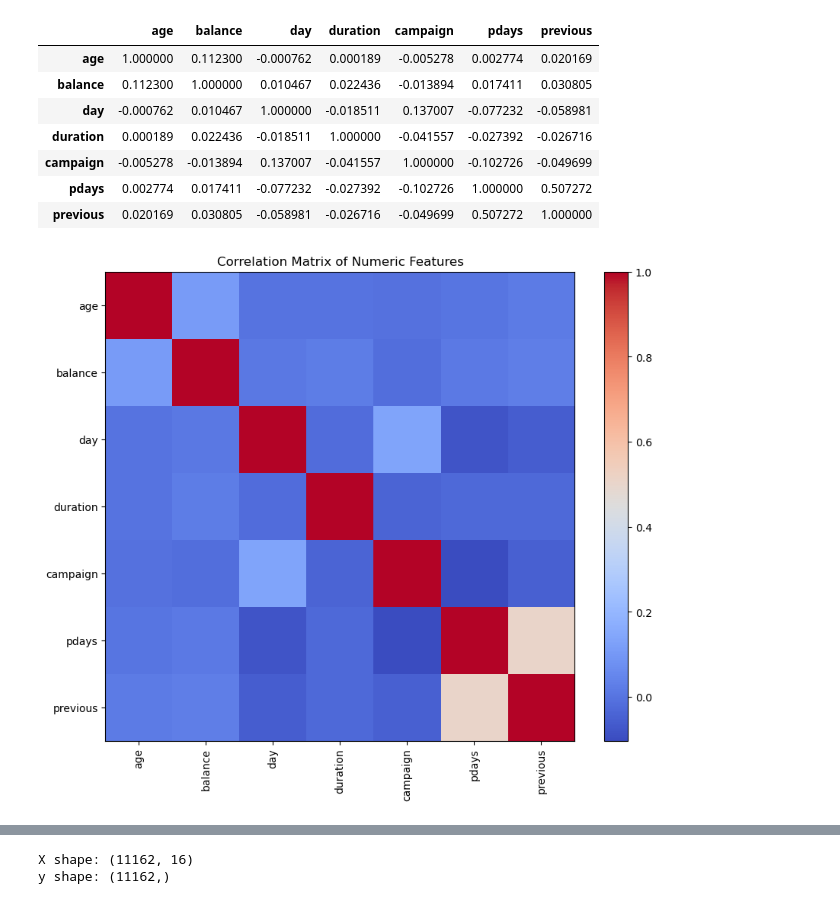
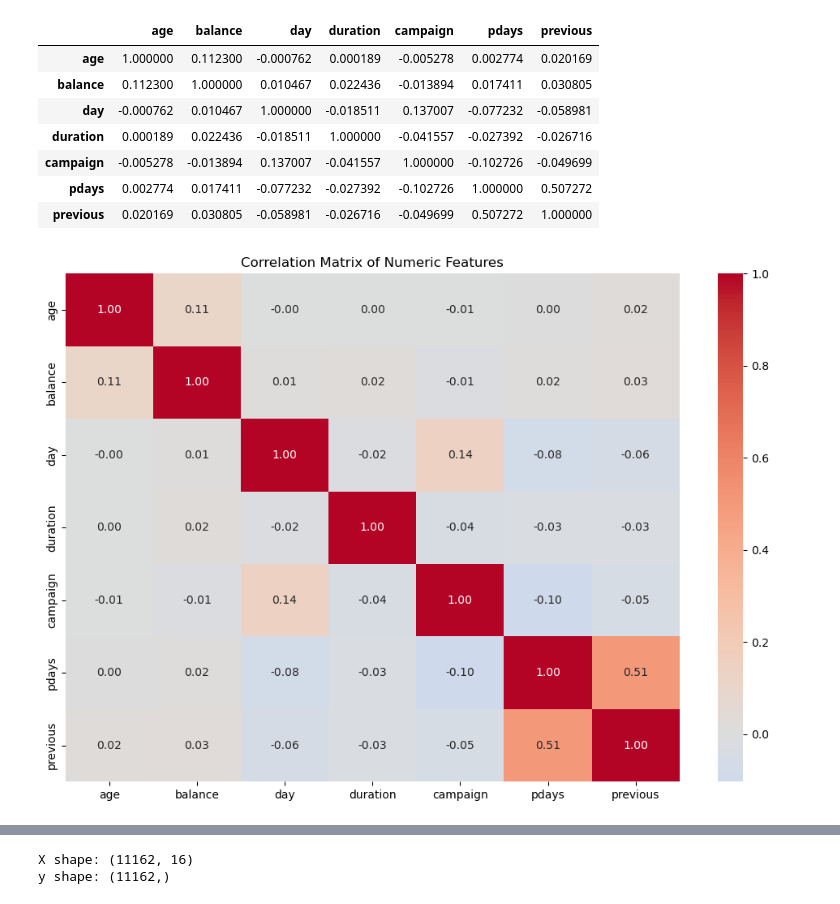
Before and after one commit to erze-haziri/bank-term-deposit-prediction, a Jupyter notebook: bank_term_deposit_analysis.ipynb, the cells around one changed output, grey strips where cells are left out. Drawn from its saved outputs; the diff is of its cells as text; code cells hidden in the pictures.

```diff
--- a/bank_term_deposit_analysis.ipynb
+++ b/bank_term_deposit_analysis.ipynb
@@ -117,12 +133,17 @@ plt.show()
 # %%
-numeric_columns = df.select_dtypes(include=["int64", "float64"]).columns
-categorical_columns = df.select_dtypes(include=["object"]).columns
+numeric_columns = df.select_dtypes(
+    include=["int64", "float64"]
+).columns.tolist()
+
+categorical_columns = df.select_dtypes(
+    include=["object"]
+).columns.drop("deposit").tolist()
 
 print("Numeric columns:")
-print(list(numeric_columns))
+print(numeric_columns)
 
-print("\nCategorical columns:")
-print(list(categorical_columns))
+print("\nCategorical feature columns:")
+print(categorical_columns)
 # %% [output]
 Numeric columns:
 ['age', 'balance', 'day', 'duration', 'campaign', 'pdays', 'previous']
@@ -172,28 +198,18 @@ correlation_matrix
 | pdays | 0.002774 | 0.017411 | -0.077232 | -0.027392 | -0.102726 | 1.000000 | 0.507272 |
 | previous | 0.020169 | 0.030805 | -0.058981 | -0.026716 | -0.049699 | 0.507272 | 1.000000 |
 # %%
-plt.figure(figsize=(10, 8))
+plt.figure(figsize=(10, 7))
 
-plt.imshow(
+sns.heatmap(
     correlation_matrix,
+    annot=True,
+    fmt=".2f",
     cmap="coolwarm",
-    interpolation="nearest"
-)
-
-plt.colorbar()
-
-plt.xticks(
-    range(len(correlation_matrix.columns)),
-    correlation_matrix.columns,
-    rotation=90
-)
-
-plt.yticks(
-    range(len(correlation_matrix.columns)),
-    correlation_matrix.columns
+    center=0
 )
 
 plt.title("Correlation Matrix of Numeric Features")
+plt.tight_layout()
 plt.show()
 # %% [output]
-[figure, old version]
+[figure, new version]
```
Also changed, not shown: parts of 79 cells of this notebook.
